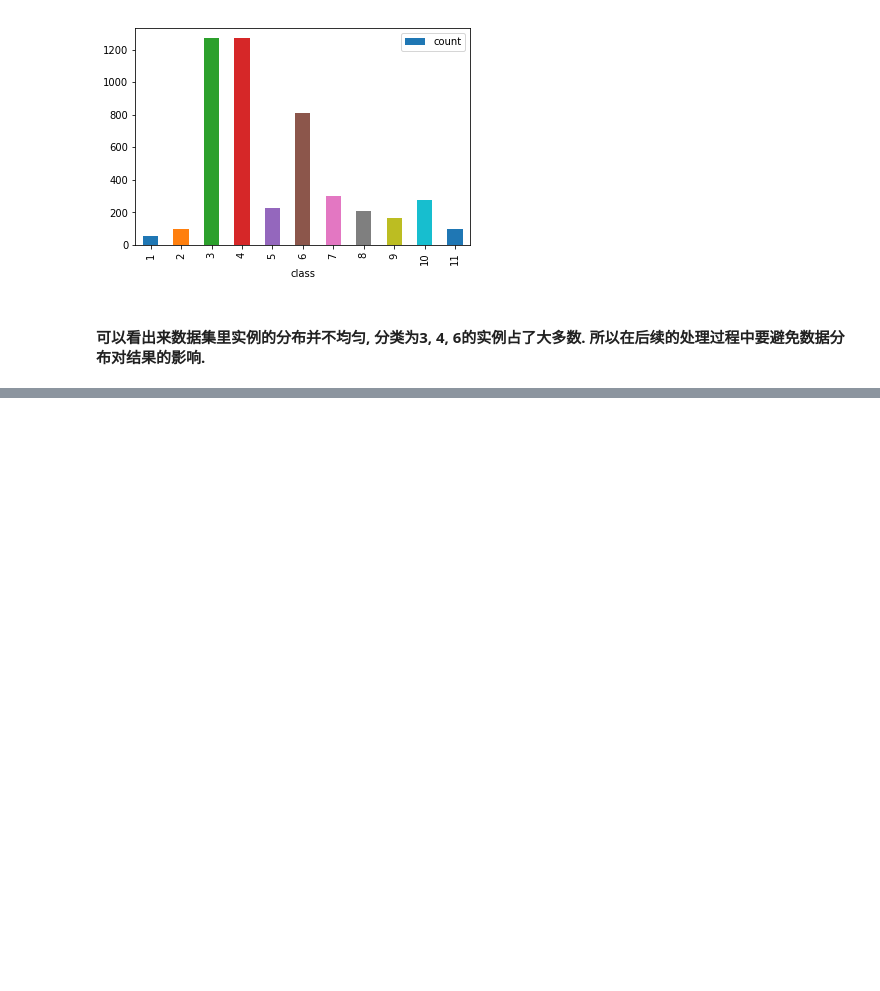
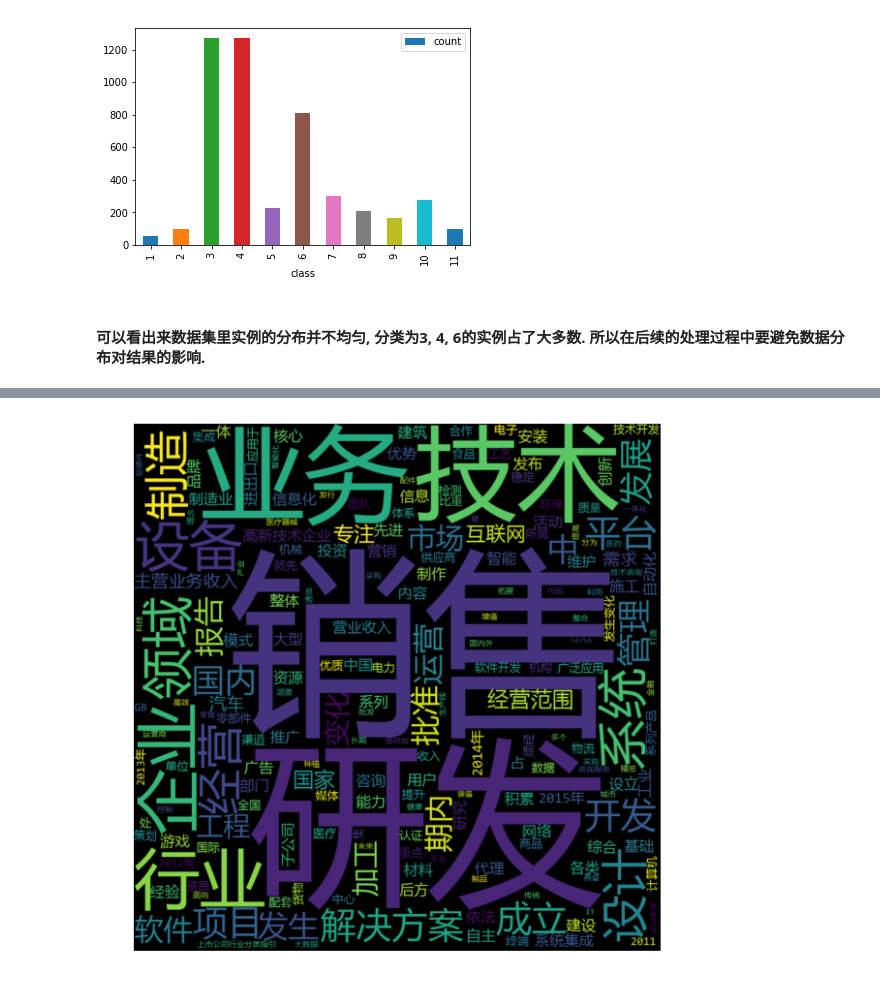
Before and after one commit to silverbullet11/company_classification, a Jupyter notebook: Week1_Data_Exploration.ipynb, the cells around one changed output, grey strips where cells are left out. Drawn from its saved outputs; the diff is of its cells as text; code cells hidden in the pictures; blank space fills up the shorter version.

```diff
--- a/Week1_Data_Exploration.ipynb
+++ b/Week1_Data_Exploration.ipynb
@@ -83,10 +86,10 @@ import jieba
 import matplotlib.pyplot as plt
 %matplotlib inline
 
-training_path = '/home/alvin/!Final_Project/training.csv'
-testing_path = '/home/alvin/!Final_Project/testing.csv'
+training_path = '/home/alvin/!Final_Project/training_with_tokens.xlsx'
+testing_path = '/home/alvin/!Final_Project/testing_with_tokens.xlsx'
 
-df_train = pd.read_csv(training_path, names=['class', 'descriptions'])
+df_train = pd.read_excel(training_path, names=['class', 'descriptions', 'baidu_tokens', 'jieba_tokens', 'merged_tokens'])
 # %%
 x = []
 y = []
@@ -103,0 +118,24 @@ df_distribution.plot(kind='bar', x='class', y='count')
+# %%
+from wordcloud import WordCloud
+import matplotlib.pyplot as plt
+import matplotlib.font_manager as fm
+import collections
+import re
+%matplotlib inline
+
+def restore_tokens_from_text(text):
+    """
+        由于Excel里读取出来的数据都是string类型,这里我们把文本转换成list.
+    """
+    regex_to_list = r"[\[\',\]\(\)）（]"
+    space_separated_string = re.sub(regex_to_list, '', text)
+    return space_separated_string.split(' ')
+
+def get_word_list_from_dataframe(df, col_name):
+    """
+        遍历DataFrame的一列,把所有的token存放到一个list里面.
+    """
+    w_list = []
+    for idx, row in df.iterrows():
+        w_list += restore_tokens_from_text(row[col_name])
+    return w_list
@@ -103,0 +162,12 @@ df_distribution.plot(kind='bar', x='class', y='count')
+# %%
+word_list = get_word_list_from_dataframe(df=df_train, col_name='merged_tokens')
+word_freq = collections.Counter(word_list)
+
+wordcloud = WordCloud(height=1000, width=1000, margin=0, font_path='./YaHeiConsolas.ttf').generate_from_frequencies(word_freq)
+plt.figure(figsize=(15, 10))
+plt.imshow(wordcloud, interpolation='bilinear')
+plt.axis("off")
+plt.margins(x=0, y=0)
+plt.show()
+# %% [output]
+[figure, added]
```
Also changed, not shown: parts of 36 cells of this notebook.
